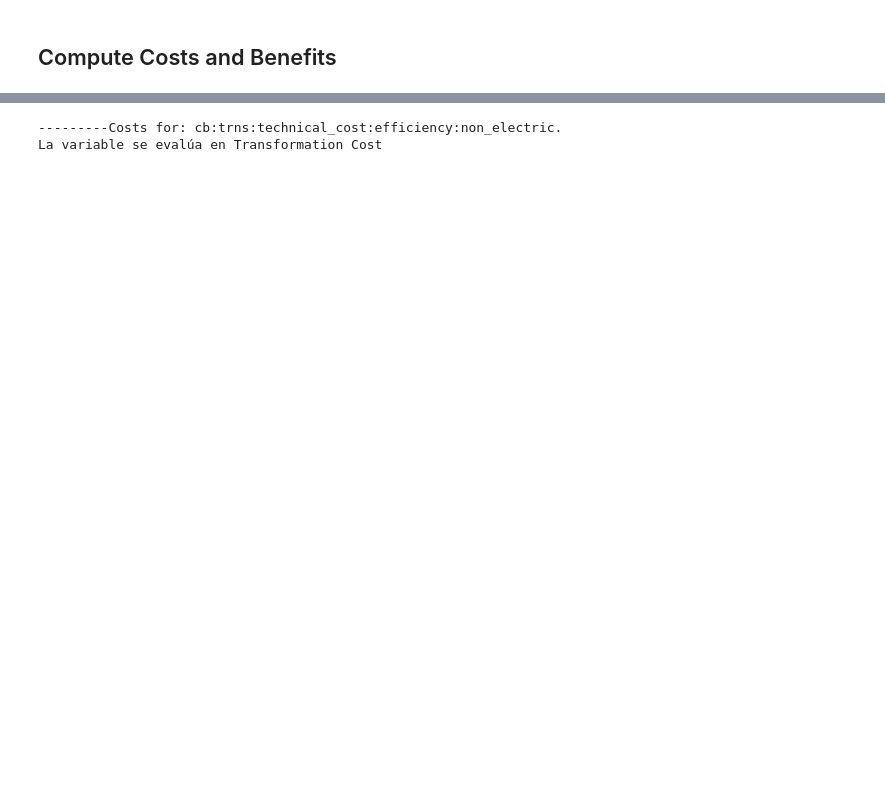
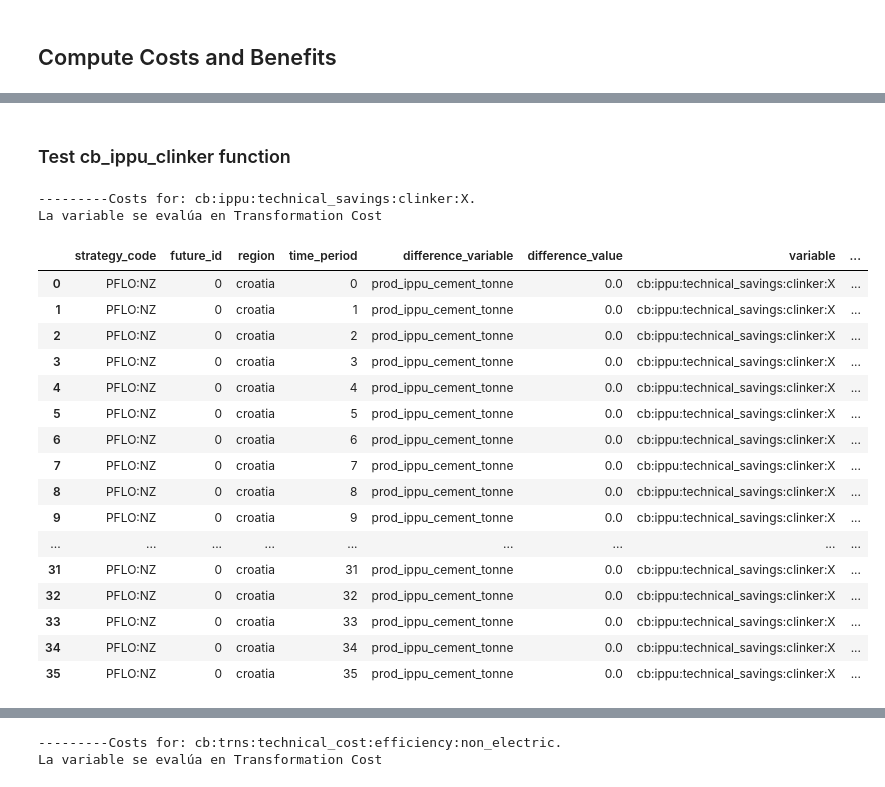
Before and after one commit to milocortes/cb_ssp_refac, a Jupyter notebook: package/usage_costs_benefits_ssp.ipynb, the cells around one changed output, grey strips where cells are left out. Drawn from its saved outputs; the diff is of its cells as text; code cells hidden in the pictures; blank space fills up the shorter version.

```diff
--- a/package/usage_costs_benefits_ssp.ipynb
+++ b/package/usage_costs_benefits_ssp.ipynb
@@ -220,0 +299,27 @@ La variable se evalúa en Transformation Cost
+# %% [markdown]
+### Test cb_ippu_clinker function
+# %%
+cb.cb_ippu_clinker(cb_var_name = 'cb:ippu:technical_savings:clinker:X',
+                                        strategy_code_tx = "PFLO:NZ",
+                                        data_baseline = data_base,
+                                        data_tx = data_tx)
+# %% [output]
+---------Costs for: cb:ippu:technical_savings:clinker:X.
+La variable se evalúa en Transformation Cost
+|  | strategy_code | future_id | region | time_period | difference_variable | difference_value | variable | ... |
+| 0 | PFLO:NZ | 0 | croatia | 0 | prod_ippu_cement_tonne | 0.0 | cb:ippu:technical_savings:clinker:X | ... |
+| 1 | PFLO:NZ | 0 | croatia | 1 | prod_ippu_cement_tonne | 0.0 | cb:ippu:technical_savings:clinker:X | ... |
+| 2 | PFLO:NZ | 0 | croatia | 2 | prod_ippu_cement_tonne | 0.0 | cb:ippu:technical_savings:clinker:X | ... |
+| 3 | PFLO:NZ | 0 | croatia | 3 | prod_ippu_cement_tonne | 0.0 | cb:ippu:technical_savings:clinker:X | ... |
+| 4 | PFLO:NZ | 0 | croatia | 4 | prod_ippu_cement_tonne | 0.0 | cb:ippu:technical_savings:clinker:X | ... |
+| 5 | PFLO:NZ | 0 | croatia | 5 | prod_ippu_cement_tonne | 0.0 | cb:ippu:technical_savings:clinker:X | ... |
+| 6 | PFLO:NZ | 0 | croatia | 6 | prod_ippu_cement_tonne | 0.0 | cb:ippu:technical_savings:clinker:X | ... |
+| 7 | PFLO:NZ | 0 | croatia | 7 | prod_ippu_cement_tonne | 0.0 | cb:ippu:technical_savings:clinker:X | ... |
+| 8 | PFLO:NZ | 0 | croatia | 8 | prod_ippu_cement_tonne | 0.0 | cb:ippu:technical_savings:clinker:X | ... |
+| 9 | PFLO:NZ | 0 | croatia | 9 | prod_ippu_cement_tonne | 0.0 | cb:ippu:technical_savings:clinker:X | ... |
+| ... | ... | ... | ... | ... | ... | ... | ... | ... |
+| 31 | PFLO:NZ | 0 | croatia | 31 | prod_ippu_cement_tonne | 0.0 | cb:ippu:technical_savings:clinker:X | ... |
+| 32 | PFLO:NZ | 0 | croatia | 32 | prod_ippu_cement_tonne | 0.0 | cb:ippu:technical_savings:clinker:X | ... |
+| 33 | PFLO:NZ | 0 | croatia | 33 | prod_ippu_cement_tonne | 0.0 | cb:ippu:technical_savings:clinker:X | ... |
+| 34 | PFLO:NZ | 0 | croatia | 34 | prod_ippu_cement_tonne | 0.0 | cb:ippu:technical_savings:clinker:X | ... |
+| 35 | PFLO:NZ | 0 | croatia | 35 | prod_ippu_cement_tonne | 0.0 | cb:ippu:technical_savings:clinker:X | ... |
```
Also changed, not shown: parts of 47 cells of this notebook.
